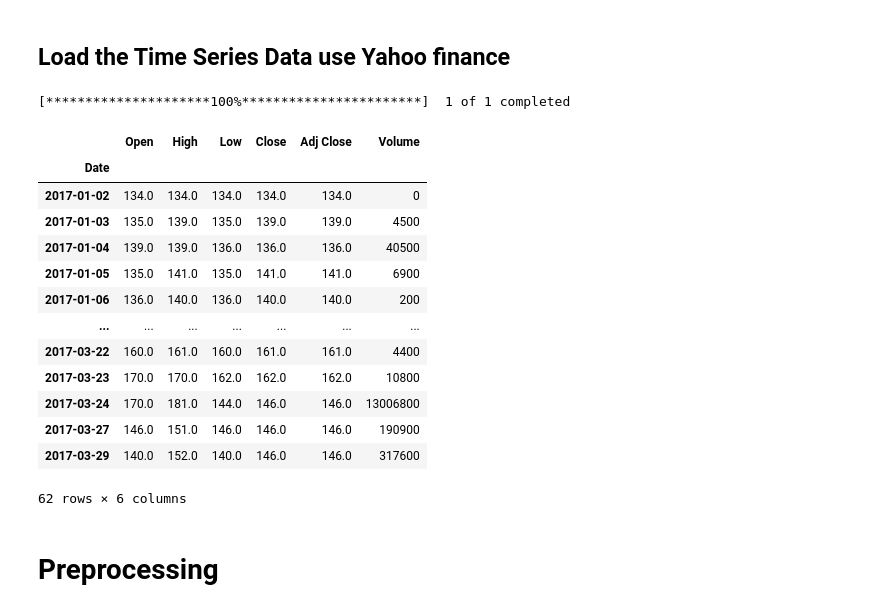
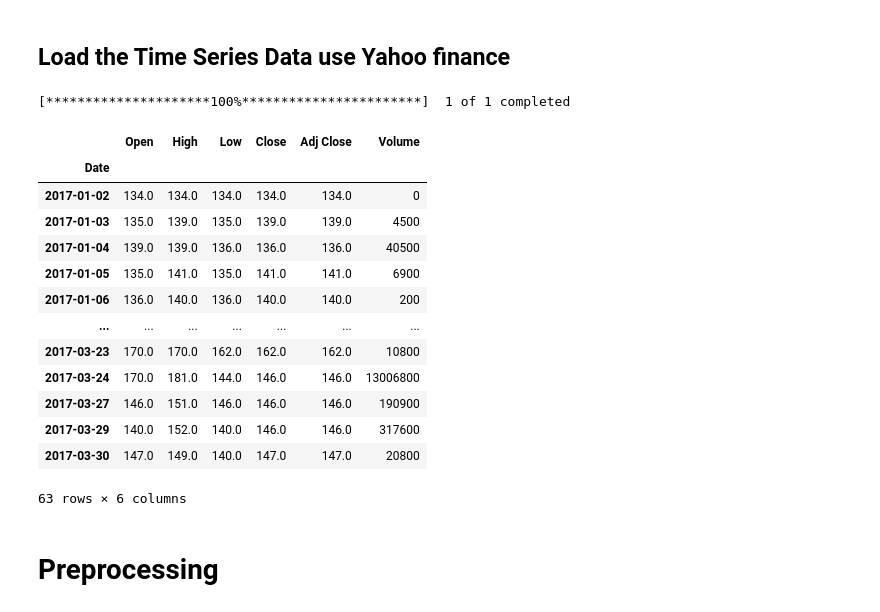
Before and after one commit to yoelagustinus/TugasAkhir, a Jupyter notebook: FINAL Codingan for TA/LSTM_MultiVariable.ipynb, the cells around one changed output. Cells and saved outputs as stored; diff of their text form; code cells hidden in the pictures.

```diff
--- a/FINAL Codingan for TA/LSTM_MultiVariable.ipynb
+++ b/FINAL Codingan for TA/LSTM_MultiVariable.ipynb
@@ -48,10 +48,10 @@ unit = 10
 
 start_date = '2017-01-01'
 
-end_date = '2017-03-30'
+end_date = '2017-03-31'
 symbol_dataset = 'PSDN.jk'
 
-# arr_end_date = ['2021-12-31','2017-12-31', '2017-03-30']
+# arr_end_date = ['2021-12-31','2017-12-31', '2017-03-31']
 # arr_symbol_dataset = ['UNVR.jk', 'GGRM.jk', 'PSDN.jk']
 
 # jumlah_pengujian = 0
@@ -78,39 +78,39 @@ symbol_dataset = 'PSDN.jk'
 #                 print("unit = " + str(unit))
 
 #                 print("==================================")
 
 
 
 
 
 df = yf.download(symbol_dataset, start=start_date, end=end_date)
 if df.shape[0]>=1250:
     term_status = "long"
 elif df.shape[0]>=250:
     term_status = "mid"
 else:
     term_status = "short"
 
 
 
 # # Create a quick overview of the dataset
 df
 # %% [output]
 [*********************100%***********************]  1 of 1 completed
 |  | Open | High | Low | Close | Adj Close | Volume |
 | Date |  |  |  |  |  |  |
 | 2017-01-02 | 134.0 | 134.0 | 134.0 | 134.0 | 134.0 | 0 |
 | 2017-01-03 | 135.0 | 139.0 | 135.0 | 139.0 | 139.0 | 4500 |
 | 2017-01-04 | 139.0 | 139.0 | 136.0 | 136.0 | 136.0 | 40500 |
 | 2017-01-05 | 135.0 | 141.0 | 135.0 | 141.0 | 141.0 | 6900 |
 | 2017-01-06 | 136.0 | 140.0 | 136.0 | 140.0 | 140.0 | 200 |
 | ... | ... | ... | ... | ... | ... | ... |
-| 2017-03-22 | 160.0 | 161.0 | 160.0 | 161.0 | 161.0 | 4400 |
 | 2017-03-23 | 170.0 | 170.0 | 162.0 | 162.0 | 162.0 | 10800 |
 | 2017-03-24 | 170.0 | 181.0 | 144.0 | 146.0 | 146.0 | 13006800 |
 | 2017-03-27 | 146.0 | 151.0 | 146.0 | 146.0 | 146.0 | 190900 |
 | 2017-03-29 | 140.0 | 152.0 | 140.0 | 146.0 | 146.0 | 317600 |
+| 2017-03-30 | 147.0 | 149.0 | 140.0 | 147.0 | 147.0 | 20800 |
-62 rows × 6 columns
+63 rows × 6 columns
 # %% [markdown]
 # Preprocessing
 # %% [markdown]
```
Also changed, not shown: parts of 10 cells of this notebook.
